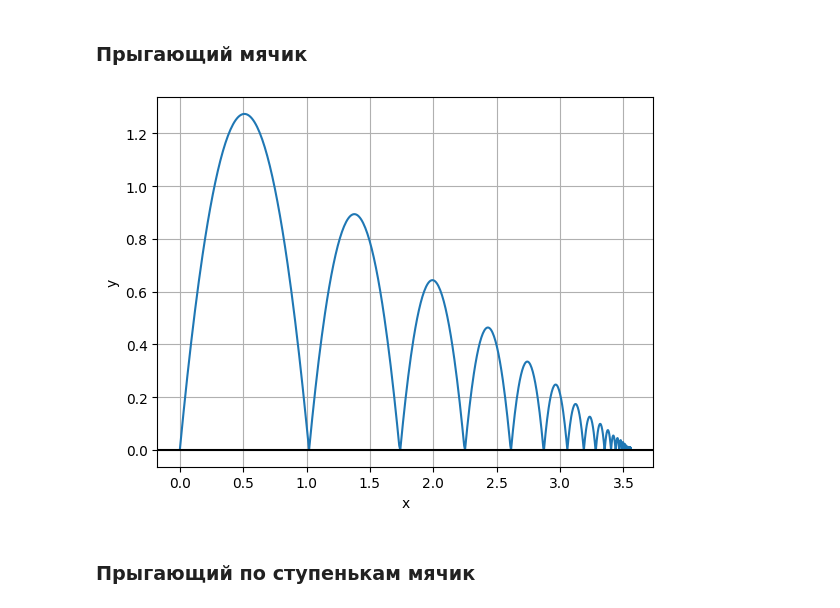
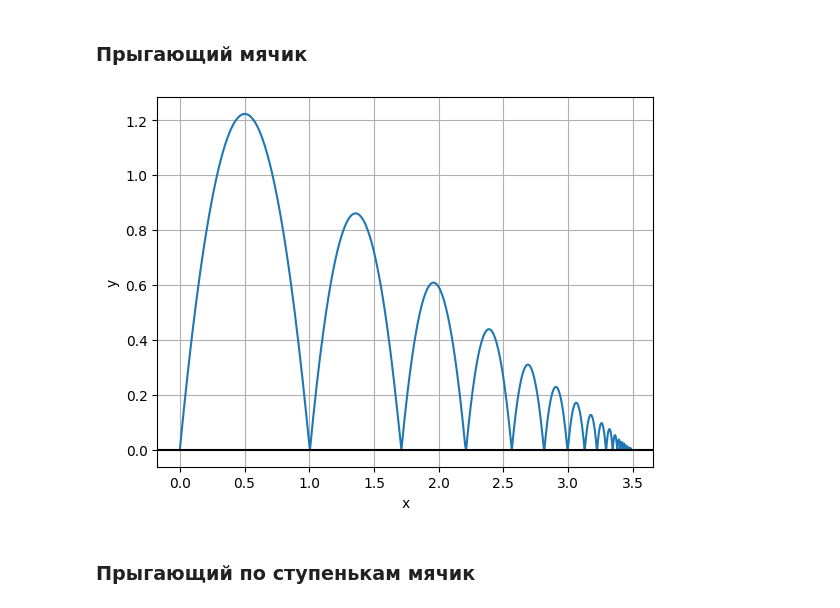
Before and after one commit to abgcw-dead/u-system-modeling, a Jupyter notebook: 4 Прыгающий мячик/BouncingBall.ipynb, the cells around one changed output. Saved outputs shown, nothing was run; the diff lists cells and outputs as text; code cells hidden in the pictures.

Commit message:
Replaced Vx and Vy with V and angle

```diff
--- a/4 Прыгающий мячик/BouncingBall.ipynb
+++ b/4 Прыгающий мячик/BouncingBall.ipynb
@@ -4,8 +4,8 @@ import math
 # %% [markdown]
 ### Начальные значения
 # %%
-vx_init = 1         # начальная горизонтальная скорость
-vy_init = 5         # начальная вертикальная скорость
+v_init = 5          # начальная скорость
+angle = 78.4        # угол
 coef = 0.7          # потеря энергии
 dt = 0.01           # шаг времени
 t_limit = 20        # лимит времени
@@ -18,40 +18,40 @@ g = 9.81            # ускорение свободного падения
 # %% [markdown]
 ### Прыгающий мячик
 # %%
-vx = vx_init
-vy = vy_init
+vx = v_init * math.cos(math.radians(angle))
+vy = v_init * math.sin(math.radians(angle))
 x0 = x_init         # коорд. при соприкосновении с поверхностью
 t = 0               # начальное время
 bt = 0              # время с момента соприкосновения
 
 x_list = []
 y_list = []
 
 while t < t_limit:
     x = x0 + vx * bt
     y = vy * bt - g * bt**2 / 2
 
     if y < 0:
         x0 = x
         y = 0  # чтобы мяч не проваливался под ступеньку
         vx *= math.sqrt(coef)
         vy = -math.sqrt(coef) * (vy - g * bt)
         bt = 0
 
     t += dt
     bt += dt
 
     x_list.append(x)
     y_list.append(y)
 
 plt.plot(x_list, y_list)
 plt.axhline(y = 0, color = 'black', linestyle = '-')
 plt.grid()
 plt.xlabel('x')
 plt.ylabel('y')
 plt.show()
 # %% [output]
-[figure, old version]
+[figure, new version]
 # %% [markdown]
 ### Прыгающий по ступенькам мячик
 # %%
```
Also changed, not shown: parts of 1 cell of this notebook.
